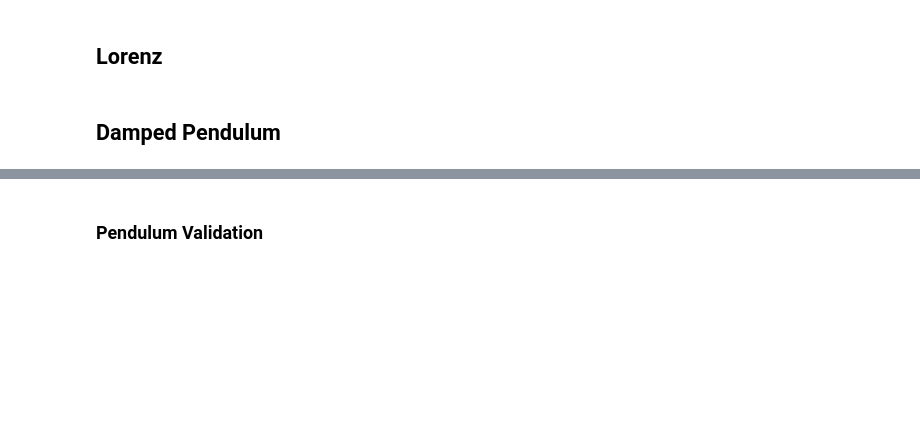
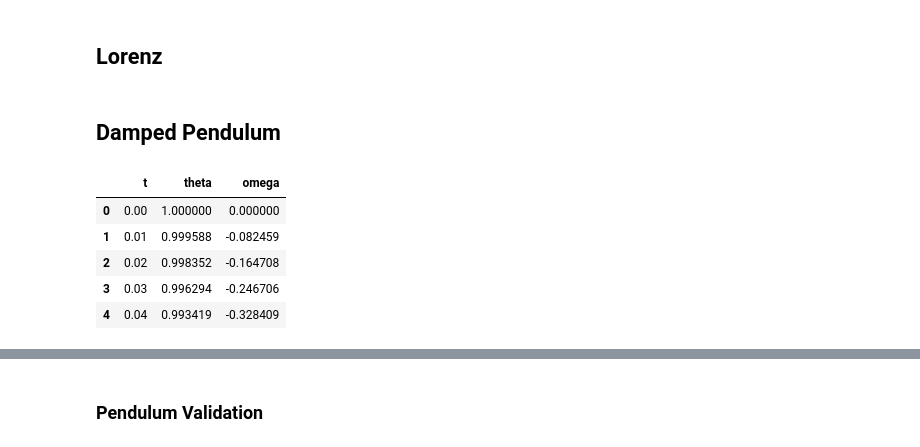
Before and after one commit to yatorooo/dynamical-system-identification, a Jupyter notebook: notebooks/exploration.ipynb, the cells around one changed output, grey strips where cells are left out. Drawn from its saved outputs; the diff is of its cells as text; code cells hidden in the pictures; blank space fills up the shorter version.

```diff
--- a/notebooks/exploration.ipynb
+++ b/notebooks/exploration.ipynb
@@ -57,21 +58,47 @@ plt.show()
 # %% [markdown]
 ## Damped Pendulum
 # %%
-pendulum_df = simulate_damped_pendulum(t_max=20.0, dt=0.01, damping=0.2)
+pendulum_clean_df = simulate_damped_pendulum(t_max=20.0, dt=0.01, damping=0.2)
+pendulum_noise_std = 0.001
+pendulum_rng = np.random.default_rng(42)
+
+pendulum_df = pendulum_clean_df.copy()
+pendulum_df["theta"] += pendulum_rng.normal(
+    0.0,
+    pendulum_noise_std,
+    size=len(pendulum_df),
+)
+pendulum_df["omega"] = np.gradient(
+    pendulum_df["theta"].to_numpy(),
+    pendulum_df["t"].to_numpy(),
+)
+pendulum_filtered_df = filter_pendulum_theta(pendulum_df)
+pendulum_model_df = pendulum_df.copy()
+pendulum_model_df[["theta", "omega"]] = pendulum_filtered_df[
+    ["theta_filtered", "omega_filtered"]
+].to_numpy()
+
 save_pendulum_data(pendulum_df, project_root / "data" / "pendulum_data.csv")
-pendulum_derivatives = estimate_derivatives(pendulum_df, ["theta", "omega"])
+pendulum_derivatives = estimate_derivatives(pendulum_model_df, ["theta", "omega"])
 pendulum_library, pendulum_terms = build_library(
-    pendulum_df,
+    pendulum_model_df,
     ["theta", "omega"],
     max_degree=2,
     custom_terms={"theta": {"sin": np.sin}},
 )
 pendulum_coefficients = fit_sindy(
     pendulum_library,
     pendulum_derivatives,
     ["theta_dot", "omega_dot"],
     threshold=0.05,
     max_iterations=10,
 )
 
-pendulum_df.head()
+pendulum_clean_df.head()
+# %% [output]
+|  | t | theta | omega |
+| 0 | 0.00 | 1.000000 | 0.000000 |
+| 1 | 0.01 | 0.999588 | -0.082459 |
+| 2 | 0.02 | 0.998352 | -0.164708 |
+| 3 | 0.03 | 0.996294 | -0.246706 |
+| 4 | 0.04 | 0.993419 | -0.328409 |
```
Also changed, not shown: parts of 7 cells of this notebook, 2 other files.
